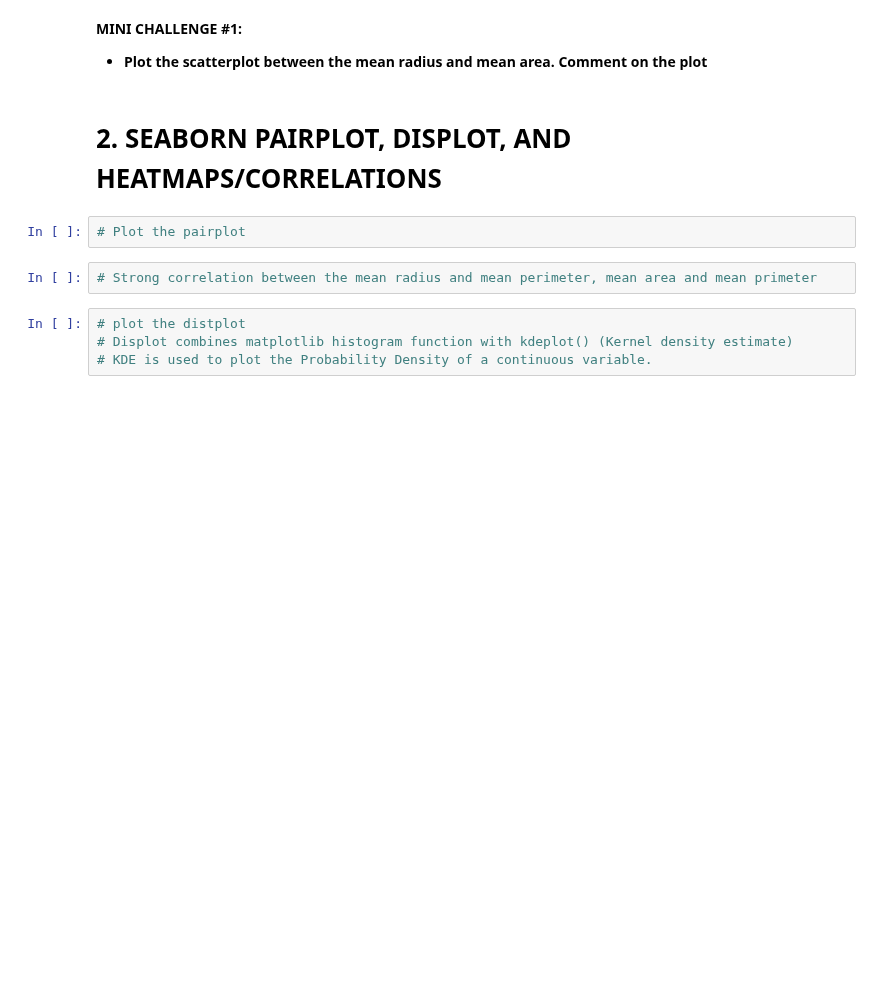
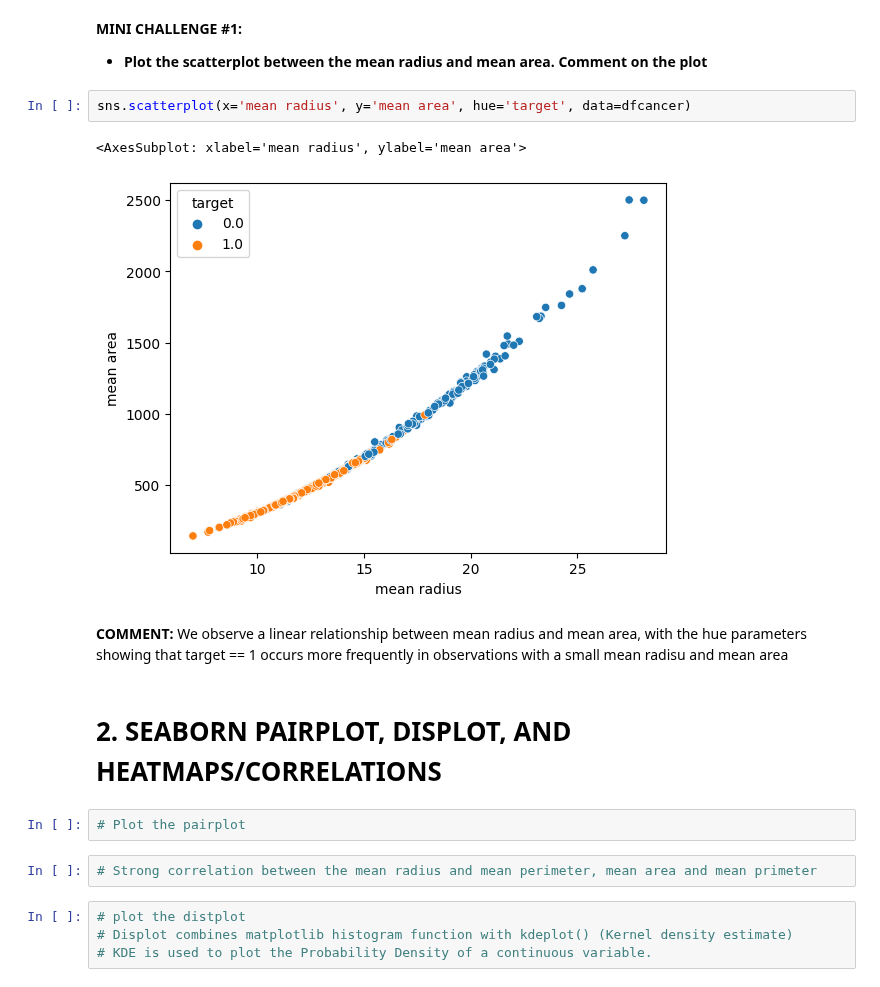
Before and after one commit to timvirga/StockPrediction, a Jupyter notebook: Section12-seaborn/10_Python_101_Data_Visualization_with_Seaborn_Skeleton.ipynb, the cells around one changed output. Saved outputs shown, nothing was run; the diff lists cells and outputs as text; blank space fills up the shorter version.

```diff
--- a/Section12-seaborn/10_Python_101_Data_Visualization_with_Seaborn_Skeleton.ipynb
+++ b/Section12-seaborn/10_Python_101_Data_Visualization_with_Seaborn_Skeleton.ipynb
@@ -106,6 +110,14 @@ sns.scatterplot(x='mean area', y='mean smoothness', hue='target', data=dfcancer)
 # %% [markdown]
 **MINI CHALLENGE #1:**
 - **Plot the scatterplot between the mean radius and mean area. Comment on the plot**
+# %%
+sns.scatterplot(x='mean radius', y='mean area', hue='target', data=dfcancer)
+# %% [output]
+<AxesSubplot: xlabel='mean radius', ylabel='mean area'>
+[figure, added]
+# %% [markdown]
+**COMMENT:**
+We observe a linear relationship between mean radius and mean area, with the hue parameters showing that target == 1 occurs more frequently in observations with a small mean radisu and mean area
 # %% [markdown]
 # 2. SEABORN PAIRPLOT, DISPLOT, AND HEATMAPS/CORRELATIONS
 # %%
```
Also changed, not shown: parts of 2 cells of this notebook.
